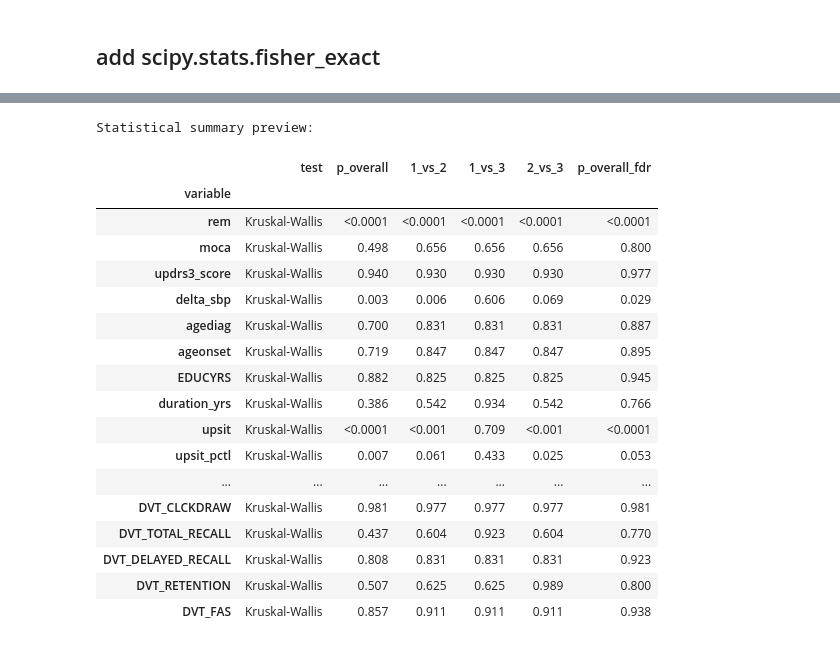
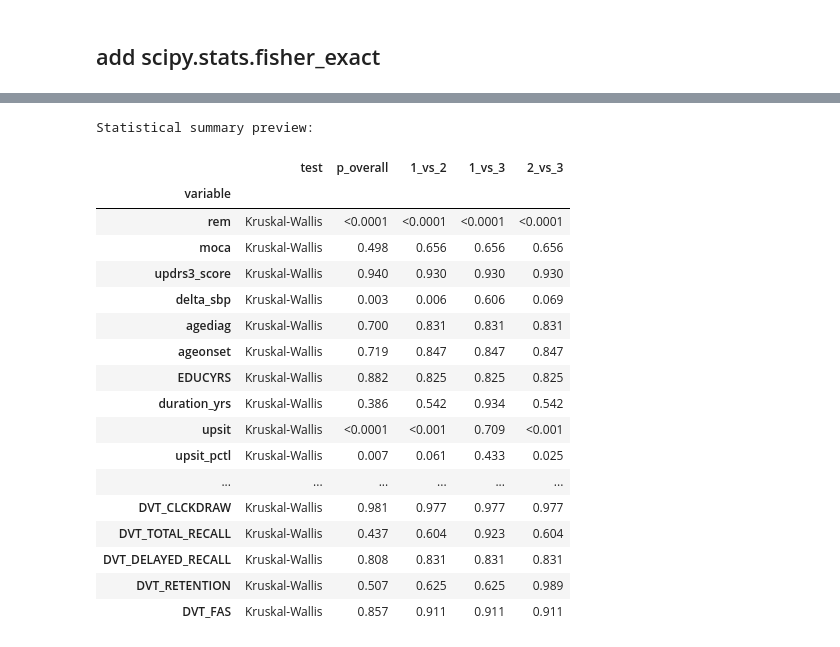
Before and after one commit to kprzes/Multidomain-Longitudinal-Subtypes-of-Parkinson-s-Disease, a Jupyter notebook: script/Updated_multlcmm(supplementary).ipynb, the cells around one changed output, grey strips where cells are left out. Drawn from its saved outputs; the diff is of its cells as text; code cells hidden in the pictures.

```diff
--- a/script/Updated_multlcmm(supplementary).ipynb
+++ b/script/Updated_multlcmm(supplementary).ipynb
@@ -386,11 +370,0 @@ VarExpl(m_final)
-# %%
-df_pd_final["trans_moca"] = np.sqrt(31 - df_pd_final["moca"])
-# %%
-vars_to_z = ["rem", "trans_moca", "updrs3_score", "delta_sbp"]
-
-base = df_pd_final[df_pd_final["YEAR"] == 0]
-
-mu_base = base[vars_to_z].mean()
-sd_base = base[vars_to_z].std()
-
-df_pd_final[["z_bl_" + v for v in vars_to_z]] = (df_pd_final[vars_to_z] - mu_base) / sd_base
@@ -768,7 +592,7 @@ from statsmodels.stats.multitest import multipletests
 import scikit_posthocs as sp
 
 
-out_dir = "/content/drive/MyDrive/data/final"
+out_dir = "/content/drive/MyDrive/data/"
 os.makedirs(out_dir, exist_ok=True)
 
 # Keep only variables that actually exist in df_base to avoid errors from misspelled names
@@ -918,20 +742,20 @@ def _table_test(tab, exact_iter=100000, seed=0):
         return None, np.nan
 
     if not _need_exact(expected):
-        return "Chi-square", p_chi # <- Standard Fisher's exact test is used here
+        return "Chi-square", p_chi
 
     # Sparse 2×2 table: standard Fisher's exact test
     if tab_values.shape == (2, 2):
         try:
             _, p = fisher_exact(tab_values)
-            return "Fisher exact", p # <- Standard Fisher's exact test is used here
+            return "Fisher exact", p
         except Exception as e:
             print(f"[_table_test] Fisher 2x2 failed: {e!r}")
             return None, np.nan
 
     # Sparse R×C table: official Monte Carlo Fisher's exact test
     p = _rc_fisher_mc_p(tab_values, n_iter=exact_iter, seed=seed)
-    return "Fisher exact MC", p # <- Monte Carlo Fisher's exact test is used here
+    return "Fisher exact MC", p
 
 
 def chisq_test(df, var, class_col="class"):
@@ -942,7 +766,7 @@ def chisq_test(df, var, class_col="class"):
     if sub.empty:
         return None, np.nan
     tab = pd.crosstab(sub[class_col], sub[var])
-    return _table_test(tab) # <- The actual test is handled by _table_test
+    return _table_test(tab)
 
 
 def pairwise_cat_p(df, var, class_col="class"):
@@ -960,7 +784,7 @@ def pairwise_cat_p(df, var, class_col="class"):
             out_raw[key] = np.nan
             continue
         try:
-            _, p = _table_test(tab) # <- The actual test is handled by _table_test
+            _, p = _table_test(tab)
             out_raw[key] = p
         except Exception as e:
             print(f"[pairwise_cat_p] {var} {key} failed: {e!r}")
@@ -1084,15 +908,8 @@ else:
 
 
 
-# Apply FDR correction once across overall p-values for all variables (numeric version remains numeric)
+# Concatenate all per-variable results (used for the saved statistics summary)
 all_results = pd.concat([cont_results, cat_binary_results, cat_multi_results], axis=0)
-if len(all_results) > 0 and "p_overall" in all_results.columns:
-    mask = all_results["p_overall"].notna()
-    all_results.loc[mask, "p_overall_fdr"] = multipletests(
-        all_results.loc[mask, "p_overall"], method="fdr_bh"
-    )[1]
-else:
-    all_results["p_overall_fdr"] = np.nan
 
 
 # Multi-category variables: write each variable's test/p-values to its first level row
@@ -1103,15 +920,6 @@ for var in vars_cat_multi:
         for col in ["test", "p_overall", "1_vs_2", "1_vs_3", "2_vs_3"]:
             if col in cat_multi_results.columns:
                 table_cat_multi.loc[first_row, col] = cat_multi_results.loc[var, col]
-        if "p_overall_fdr" in all_results.columns:
-            table_cat_multi.loc[first_row, "p_overall_fdr"] = all_results.loc[var, "p_overall_fdr"]
-
-
-# Continuous / binary categorical variables: fill in the p_overall_fdr column
-for var in table_cont.index.intersection(all_results.index):
-    table_cont.loc[var, "p_overall_fdr"] = all_results.loc[var, "p_overall_fdr"]
-for var in table_cat_binary.index.intersection(all_results.index):
-    table_cat_binary.loc[var, "p_overall_fdr"] = all_results.loc[var, "p_overall_fdr"]
 
 
 # Combine all table parts into one table
@@ -1140,7 +948,7 @@ if len(table) > 0:
 
 
 # Keep the numeric version numeric, and create a separate display version for formatting; this also avoids errors when rerunning later sections
-p_cols = ["p_overall", "p_overall_fdr", "1_vs_2", "1_vs_3", "2_vs_3"]
+p_cols = ["p_overall", "1_vs_2", "1_vs_3", "2_vs_3"]
 
 table_display = table.copy()
 all_results_display = all_results.copy()
@@ -1211,19 +1019,19 @@ Final baseline table preview:
 Statistical summary preview:
-|  | test | p_overall | 1_vs_2 | 1_vs_3 | 2_vs_3 | p_overall_fdr |
-| variable |  |  |  |  |  |  |
-| rem | Kruskal-Wallis | <0.0001 | <0.0001 | <0.0001 | <0.0001 | <0.0001 |
-| moca | Kruskal-Wallis | 0.498 | 0.656 | 0.656 | 0.656 | 0.800 |
-| updrs3_score | Kruskal-Wallis | 0.940 | 0.930 | 0.930 | 0.930 | 0.977 |
-| delta_sbp | Kruskal-Wallis | 0.003 | 0.006 | 0.606 | 0.069 | 0.029 |
-| agediag | Kruskal-Wallis | 0.700 | 0.831 | 0.831 | 0.831 | 0.887 |
-| ageonset | Kruskal-Wallis | 0.719 | 0.847 | 0.847 | 0.847 | 0.895 |
-| EDUCYRS | Kruskal-Wallis | 0.882 | 0.825 | 0.825 | 0.825 | 0.945 |
-| duration_yrs | Kruskal-Wallis | 0.386 | 0.542 | 0.934 | 0.542 | 0.766 |
-| upsit | Kruskal-Wallis | <0.0001 | <0.001 | 0.709 | <0.001 | <0.0001 |
-| upsit_pctl | Kruskal-Wallis | 0.007 | 0.061 | 0.433 | 0.025 | 0.053 |
-| ... | ... | ... | ... | ... | ... | ... |
-| DVT_CLCKDRAW | Kruskal-Wallis | 0.981 | 0.977 | 0.977 | 0.977 | 0.981 |
-| DVT_TOTAL_RECALL | Kruskal-Wallis | 0.437 | 0.604 | 0.923 | 0.604 | 0.770 |
-| DVT_DELAYED_RECALL | Kruskal-Wallis | 0.808 | 0.831 | 0.831 | 0.831 | 0.923 |
-| DVT_RETENTION | Kruskal-Wallis | 0.507 | 0.625 | 0.625 | 0.989 | 0.800 |
-| DVT_FAS | Kruskal-Wallis | 0.857 | 0.911 | 0.911 | 0.911 | 0.938 |
+|  | test | p_overall | 1_vs_2 | 1_vs_3 | 2_vs_3 |
+| variable |  |  |  |  |  |
+| rem | Kruskal-Wallis | <0.0001 | <0.0001 | <0.0001 | <0.0001 |
+| moca | Kruskal-Wallis | 0.498 | 0.656 | 0.656 | 0.656 |
+| updrs3_score | Kruskal-Wallis | 0.940 | 0.930 | 0.930 | 0.930 |
+| delta_sbp | Kruskal-Wallis | 0.003 | 0.006 | 0.606 | 0.069 |
+| agediag | Kruskal-Wallis | 0.700 | 0.831 | 0.831 | 0.831 |
+| ageonset | Kruskal-Wallis | 0.719 | 0.847 | 0.847 | 0.847 |
+| EDUCYRS | Kruskal-Wallis | 0.882 | 0.825 | 0.825 | 0.825 |
+| duration_yrs | Kruskal-Wallis | 0.386 | 0.542 | 0.934 | 0.542 |
+| upsit | Kruskal-Wallis | <0.0001 | <0.001 | 0.709 | <0.001 |
+| upsit_pctl | Kruskal-Wallis | 0.007 | 0.061 | 0.433 | 0.025 |
+| ... | ... | ... | ... | ... | ... |
+| DVT_CLCKDRAW | Kruskal-Wallis | 0.981 | 0.977 | 0.977 | 0.977 |
+| DVT_TOTAL_RECALL | Kruskal-Wallis | 0.437 | 0.604 | 0.923 | 0.604 |
+| DVT_DELAYED_RECALL | Kruskal-Wallis | 0.808 | 0.831 | 0.831 | 0.831 |
+| DVT_RETENTION | Kruskal-Wallis | 0.507 | 0.625 | 0.625 | 0.989 |
+| DVT_FAS | Kruskal-Wallis | 0.857 | 0.911 | 0.911 | 0.911 |
```
Also changed, not shown: parts of 8 cells of this notebook, 1 other file.
